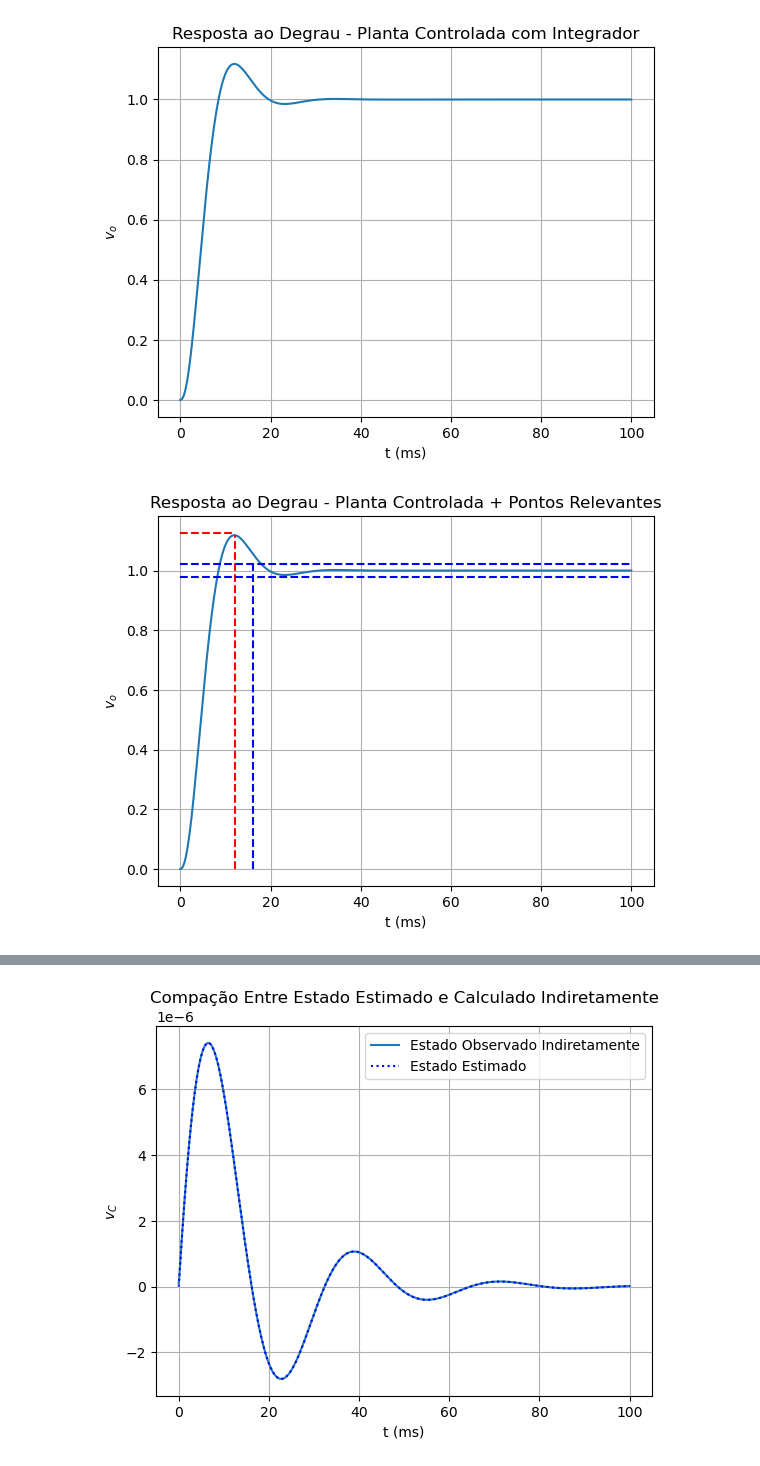
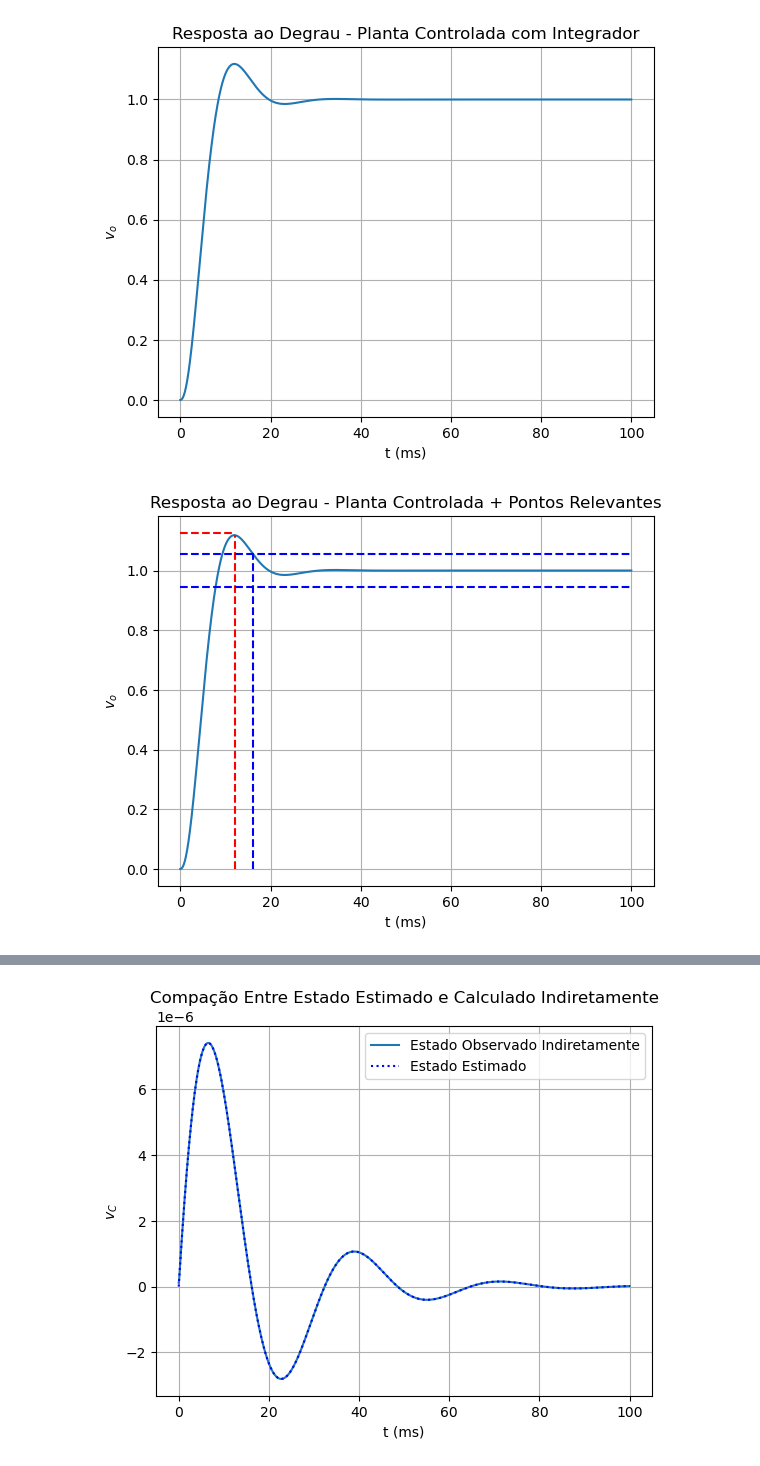
Before and after one commit to Emanuel600/Misc, a Jupyter notebook: Simul_Controle/State_Space_P1.ipynb, the cells around one changed output, grey strips where cells are left out. Saved outputs shown, nothing was run; the diff lists cells and outputs as text; code cells hidden in the pictures.

```diff
--- a/Simul_Controle/State_Space_P1.ipynb
+++ b/Simul_Controle/State_Space_P1.ipynb
@@ -290,25 +290,25 @@ plt.show()
 # %%
 yM = np.max(y)
 Mp = (yM-y[-1])/y[-1]
 Tp = t[y==yM][0]
-Δs = yM*2e-2 # Variação de 2% em função de steady state
+Δs = yM*5e-2 # Variação de 5% em função de steady state
 
 plt.plot(tms, y)
 ## Pico
 plt.plot(tms[t<=Tp], np.ones(len(t[t<=Tp]))*y[-1]*(1+Mpc), 'r--')
 plt.plot([Tp*1e3, Tp*1e3], [0, yM], 'r--')
 ## Acomodação de 2%
-plt.plot(tms, np.ones(len(tms))*y[-1]*(1+Δs), 'b--') # Faixa de 2% (superior)
-plt.plot(tms, np.ones(len(tms))*y[-1]*(1-Δs), 'b--') # Faixa de 2% (inferior)
+plt.plot(tms, np.ones(len(tms))*y[-1]*(1+Δs), 'b--') # Faixa de 5% (superior)
+plt.plot(tms, np.ones(len(tms))*y[-1]*(1-Δs), 'b--') # Faixa de 5% (inferior)
 plt.plot([1e3*Tpc, 1e3*Tpc], [0, y[-1]*(1+Δs)], 'b--')
 
 plt.title("Resposta ao Degrau - Planta Controlada + Pontos Relevantes")
 plt.xlabel("t (ms)")
 plt.ylabel("$v_o$")
 plt.grid()
 plt.show()
 # %% [output]
-[figure, old version]
+[figure, new version]
 # %%
 # Matriz de Ganhos do Observador
 Ke = np.transpose(ct.acker(np.transpose(A),np.transpose(C),[u1, u2]))
```
Also changed, not shown: parts of 10 cells of this notebook, 1 other file.
